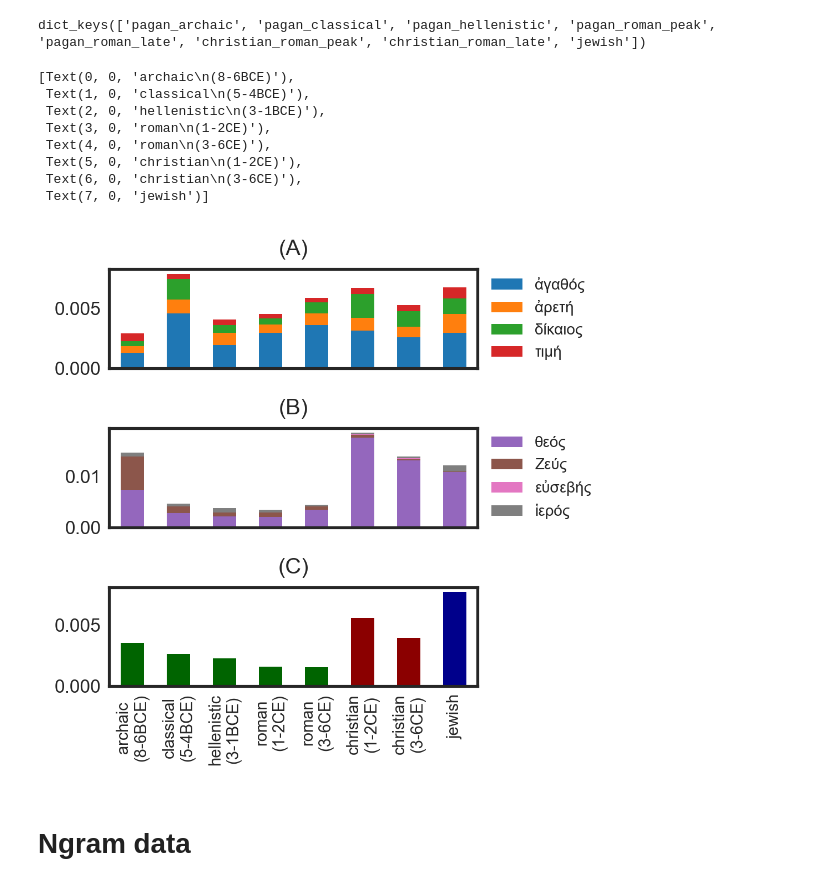
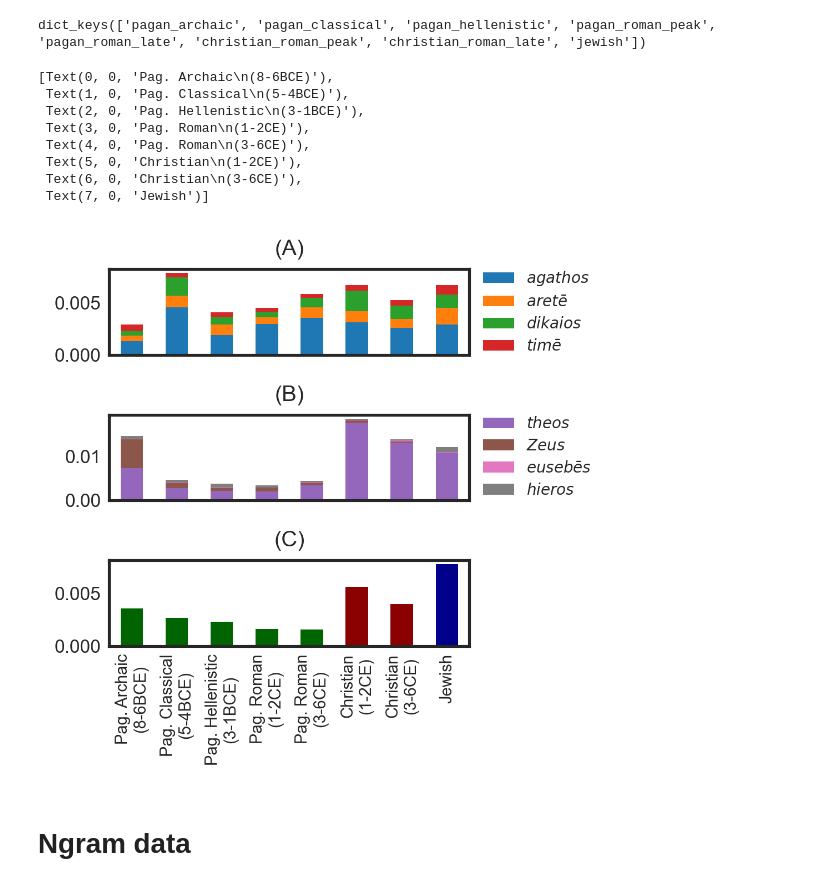
Before and after one commit to kasev/theos, a Jupyter notebook: scripts/2_frequencies+cooccurrences.ipynb, the cells around one changed output. Saved outputs shown, nothing was run; the diff lists cells and outputs as text; code cells hidden in the pictures.

```diff
--- a/scripts/2_frequencies+cooccurrences.ipynb
+++ b/scripts/2_frequencies+cooccurrences.ipynb
@@ -57,0 +75,9 @@ morality_final = ["ἀγαθός", "ἀρετή", "δίκαιος", "τιμή"]
+# %%
+#!pip install greek-accentuation
+from greek_accentuation.characters import base
+
+religion_final_transl = [f"$\it{{{tr.tr(strip_accents(term), lang='grc', sc='Grek', to_sc='Latn', explicit=True)}}}$" for term in religion_final]
+morality_final_transl = [f"$\it{{{tr.tr(strip_accents(term), lang='grc', sc='Grek', to_sc='Latn', explicit=True)}}}$" for term in morality_final]
+
+print(religion_final_transl)
+print(morality_final_transl)
@@ -151,7 +180,7 @@ periods_dict = {  # to avoid overlaps, startdates are postponed by one year, whe
 # %%
 fig, axs = plt.subplots(4,2, figsize=(4.45, 3), tight_layout=True)
 
-for target, ax, color in zip(religion_final + morality_final, axs.ravel(), colors_list):
+for target, target_transl, ax, color in zip(religion_final + morality_final, religion_final_transl + morality_final_transl, axs.ravel(), colors_list):
     for period, color_per in zip(periods_dict.keys(), periods_colors):
         ax.axvspan(periods_dict[period]["startdate"], periods_dict[period]["enddate"], color=color_per, zorder=-1)
     #midpoint = (periods_dict[period]["startdate"] + periods_dict[period]["enddate"]) / 2  # calculate midpoint for label
@@ -166,7 +195,7 @@ for target, ax, color in zip(religion_final + morality_final, axs.ravel(), color
     ax.set_xticklabels([])
     #ax.grid(visible=True, axis="y")
     ax.grid(visible=True, axis="x")
-    ax.set_title(target, pad=0)
+    ax.set_title(target_transl, pad=0)
     ax.set_xticks([el+1 if el==0 else el for el in range(-800,700,100)])
     ax.set_xlim(-825,625)
 
@@ -522,37 +551,37 @@ subcorpora_ids_dict.keys()
 # %% [output]
 dict_keys(['pagan_archaic', 'pagan_classical', 'pagan_hellenistic', 'pagan_roman_peak', 'pagan_roman_late', 'christian_roman_peak', 'christian_roman_late', 'jewish'])
 # %%
-subcorpora_labels = ["archaic\n(8-6BCE)", "classical\n(5-4BCE)", "hellenistic\n(3-1BCE)", "roman\n(1-2CE)", "roman\n(3-6CE)", "christian\n(1-2CE)", "christian\n(3-6CE)", "jewish"]
+subcorpora_labels = ["Pag. Archaic\n(8-6BCE)", "Pag. Classical\n(5-4BCE)", "Pag. Hellenistic\n(3-1BCE)", "Pag. Roman\n(1-2CE)", "Pag. Roman\n(3-6CE)", "Christian\n(1-2CE)", "Christian\n(3-6CE)", "Jewish"]
 # %%
 colors = ['#1f77b4', '#ff7f0e', '#2ca02c', '#d62728', '#9467bd', '#8c564b', '#e377c2', '#7f7f7f']
 
 fig, [ax1, ax2, ax3] = plt.subplots(3,1, figsize=(3.5, 3.4), tight_layout=True)
 subcorpora_targets_freqs[morality_final].plot(kind='bar', color=colors[:4], stacked=True, ax=ax1)
-ax1.legend(fontsize="small", loc='center left', bbox_to_anchor=(1, 0.5))
+ax1.legend(labels=morality_final_transl, fontsize="small", loc='center left', bbox_to_anchor=(1, 0.5))
 ax1.set_xticklabels([])
 ax1.set_title("(A)")
 
 subcorpora_targets_freqs[religion_final].plot(kind='bar', color=colors[4:], stacked=True, ax=ax2)
-ax2.legend(fontsize="small", loc='center left', bbox_to_anchor=(1, 0.5))
+ax2.legend(labels=religion_final_transl, fontsize="small", loc='center left', bbox_to_anchor=(1, 0.5))
 ax2.set_xticklabels([])
 ax2.set_title("(B)")
 
 
 religionmoral_cooc_freqs_df["religionmoral_freq"].plot.bar(color=subcorpora_colors_dict.values(), ax=ax3)
 ax3.set_title("(C)")
 
 
 ax3.set_xticklabels(subcorpora_labels, fontsize=7)
 # %% [output]
-[Text(0, 0, 'archaic\n(8-6BCE)'),
- Text(1, 0, 'classical\n(5-4BCE)'),
- Text(2, 0, 'hellenistic\n(3-1BCE)'),
- Text(3, 0, 'roman\n(1-2CE)'),
- Text(4, 0, 'roman\n(3-6CE)'),
- Text(5, 0, 'christian\n(1-2CE)'),
- Text(6, 0, 'christian\n(3-6CE)'),
- Text(7, 0, 'jewish')]
+[Text(0, 0, 'Pag. Archaic\n(8-6BCE)'),
+ Text(1, 0, 'Pag. Classical\n(5-4BCE)'),
+ Text(2, 0, 'Pag. Hellenistic\n(3-1BCE)'),
+ Text(3, 0, 'Pag. Roman\n(1-2CE)'),
+ Text(4, 0, 'Pag. Roman\n(3-6CE)'),
+ Text(5, 0, 'Christian\n(1-2CE)'),
+ Text(6, 0, 'Christian\n(3-6CE)'),
+ Text(7, 0, 'Jewish')]
-[figure, old version]
+[figure, new version]
 # %%
 save_figure(fig, "subcorpora_frequencies+cooccurrences")
 # %% [markdown]
```
Also changed, not shown: parts of 4 cells of this notebook, 19 other files.
